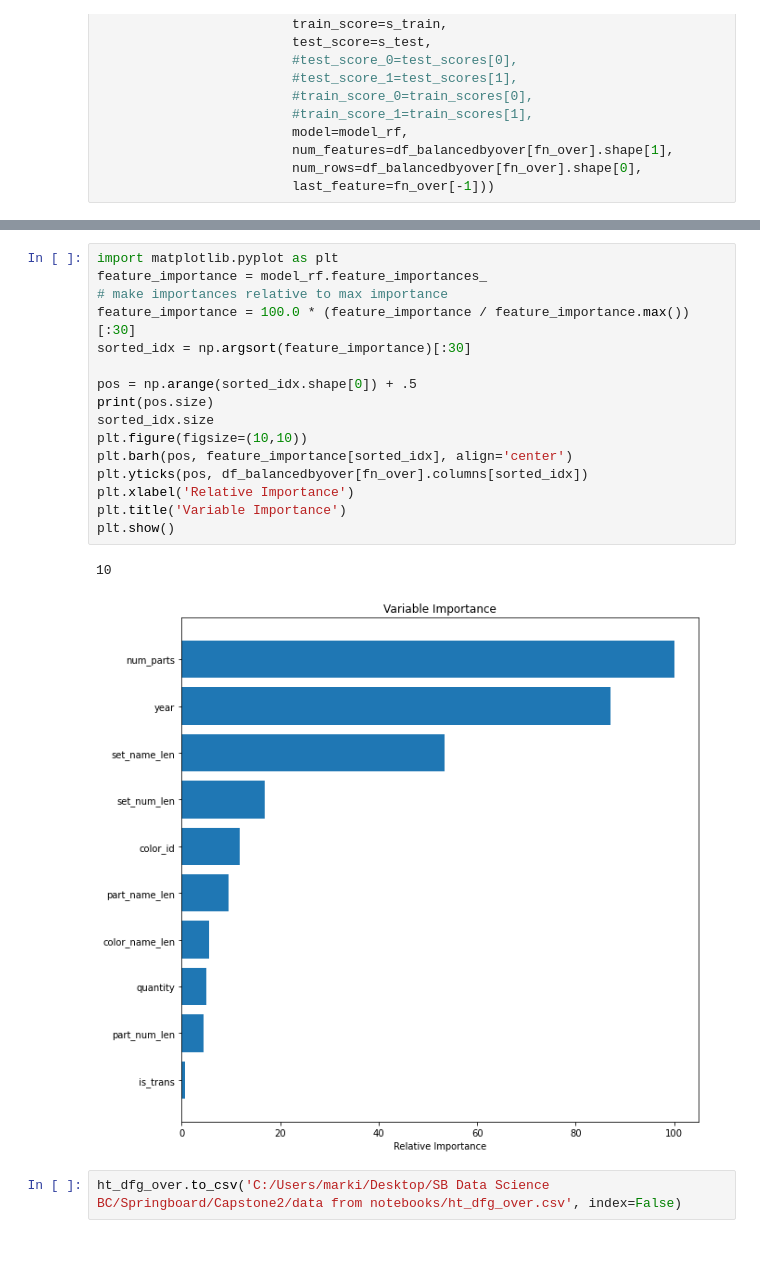
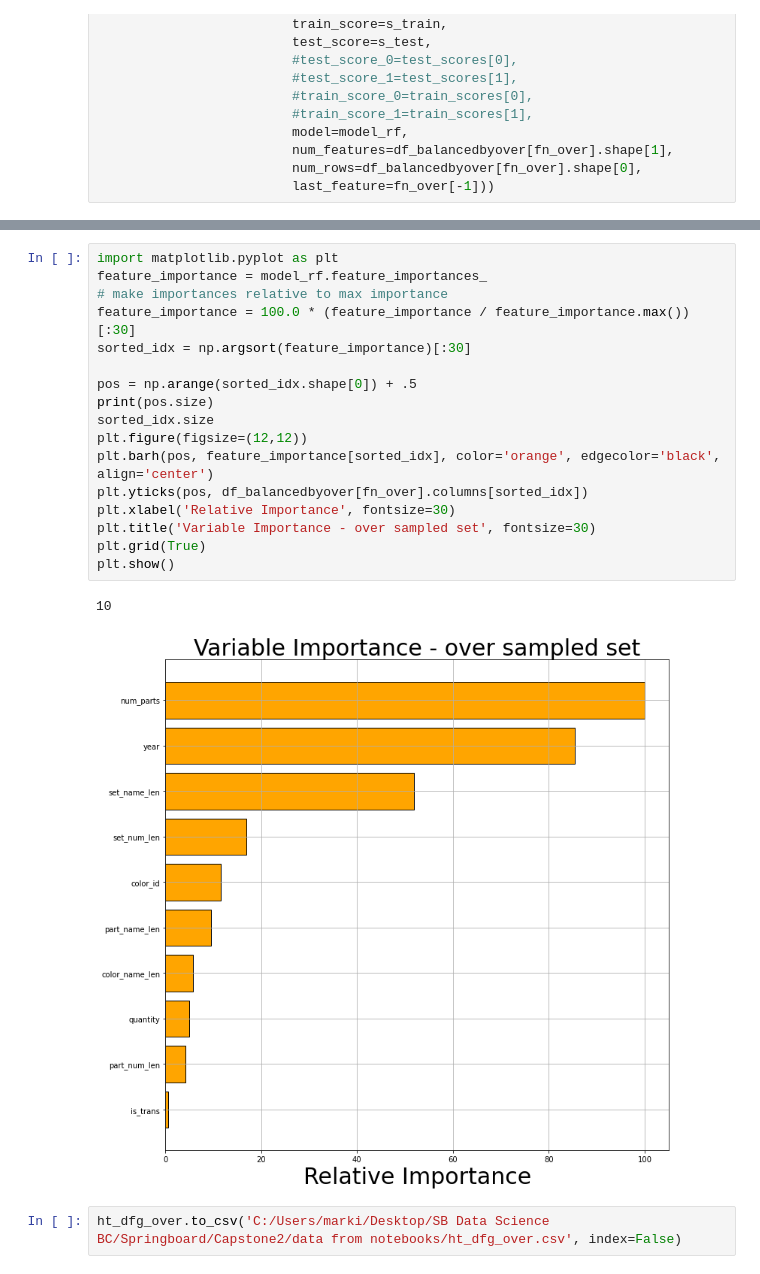
Before and after one commit to mkipper/capstone2-lego-data, a Jupyter notebook: notebooks/modelling/lego_capstone2_modelling_oversampling.ipynb, the cells around one changed output, grey strips where cells are left out. Drawn from its saved outputs; the diff is of its cells as text.

```diff
--- a/notebooks/modelling/lego_capstone2_modelling_oversampling.ipynb
+++ b/notebooks/modelling/lego_capstone2_modelling_oversampling.ipynb
@@ -252,21 +252,22 @@ ht_dfg_over
 # %%
 import matplotlib.pyplot as plt
 feature_importance = model_rf.feature_importances_
 # make importances relative to max importance
 feature_importance = 100.0 * (feature_importance / feature_importance.max())[:30]
 sorted_idx = np.argsort(feature_importance)[:30]
 
 pos = np.arange(sorted_idx.shape[0]) + .5
 print(pos.size)
 sorted_idx.size
-plt.figure(figsize=(10,10))
-plt.barh(pos, feature_importance[sorted_idx], align='center')
+plt.figure(figsize=(12,12))
+plt.barh(pos, feature_importance[sorted_idx], color='orange', edgecolor='black', align='center')
 plt.yticks(pos, df_balancedbyover[fn_over].columns[sorted_idx])
-plt.xlabel('Relative Importance')
-plt.title('Variable Importance')
+plt.xlabel('Relative Importance', fontsize=30)
+plt.title('Variable Importance - over sampled set', fontsize=30)
+plt.grid(True)
 plt.show()
 # %% [output]
 10
-[figure, old version]
+[figure, new version]
 # %%
 ht_dfg_over.to_csv('C:/Users/marki/Desktop/SB Data Science BC/Springboard/Capstone2/data from notebooks/ht_dfg_over.csv', index=False)
```
Also changed, not shown: parts of 3 cells of this notebook, 10 other files.
